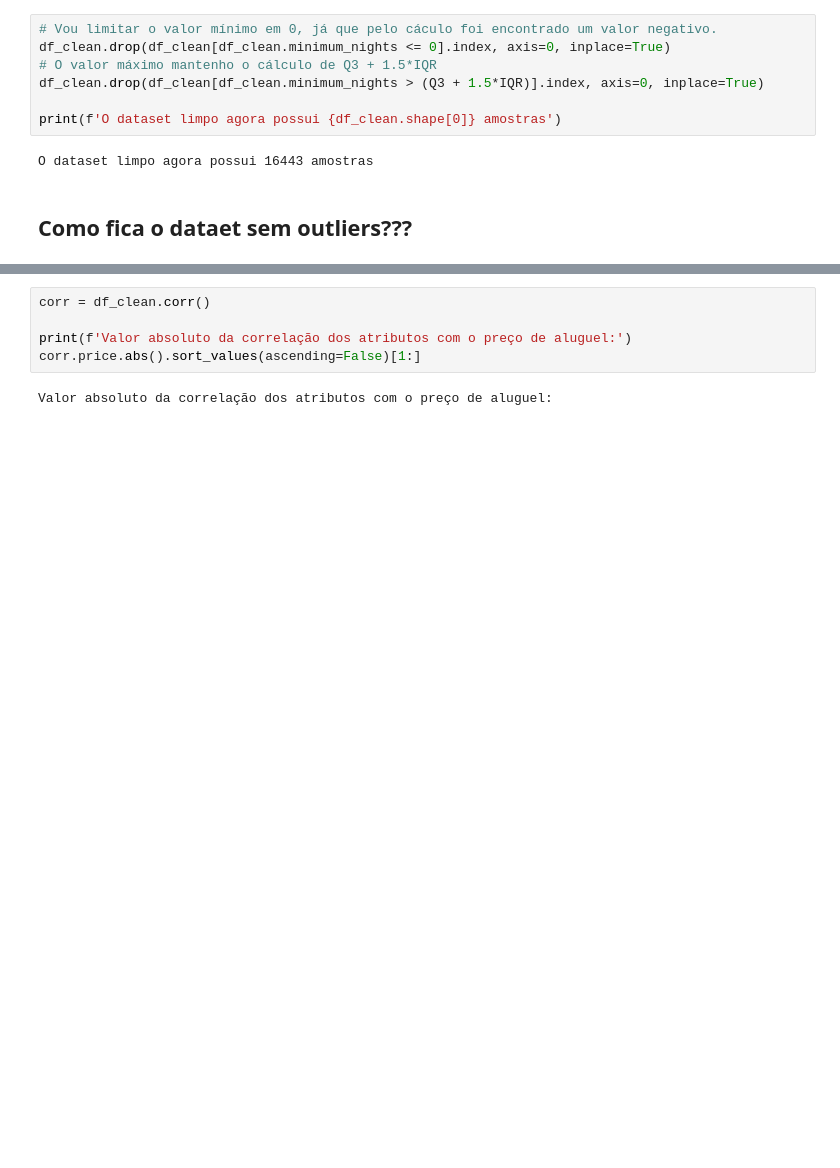
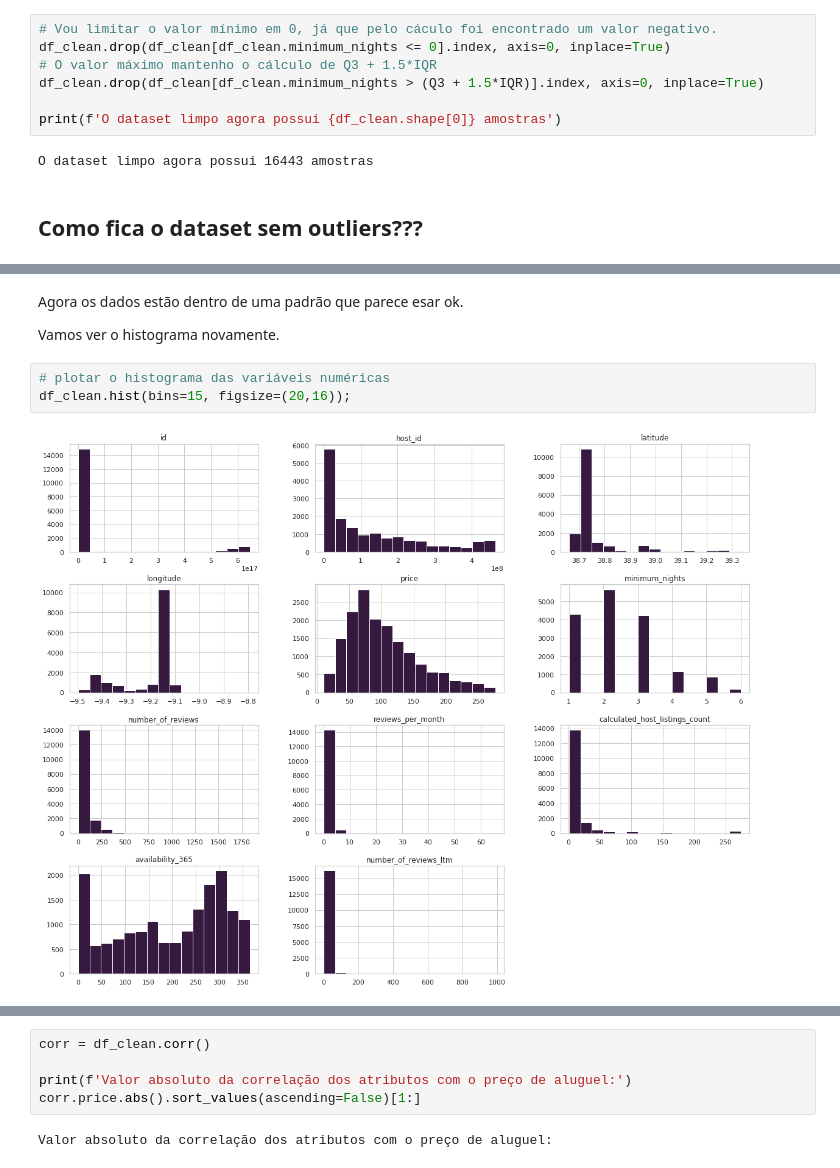
Before and after one commit to andre-almd/Analisando-os-Dados-do-Airbnb, a Jupyter notebook: Analisando_os_Dados_do_Airbnb.ipynb, the cells around one changed output, grey strips where cells are left out. Drawn from its saved outputs; the diff is of its cells as text; blank space fills up the shorter version.

```diff
--- a/Analisando_os_Dados_do_Airbnb.ipynb
+++ b/Analisando_os_Dados_do_Airbnb.ipynb
@@ -522,7 +526,7 @@ print(f'O dataset limpo agora possui {df_clean.shape[0]} amostras')
 # %% [output]
 O dataset limpo agora possui 16443 amostras
 # %% [markdown]
-## Como fica o dataet sem outliers???
+## Como fica o dataset sem outliers???
 # %%
 df_clean.describe()
 # %% [output]
@@ -535,4 +539,13 @@ df_clean.describe()
 | 50% | 2.808094e+07 | 7.263505e+07 | 38.716922 | -9.146890 | 90.00000 | 2.000000 | 22.000000 | 1.000000 | ... |
 | 75% | 4.449999e+07 | 2.006289e+08 | 38.740490 | -9.134490 | 133.00000 | 3.000000 | 73.000000 | 2.030000 | ... |
 | max | 6.454518e+17 | 4.632359e+08 | 39.333706 | -8.794720 | 277.00000 | 6.000000 | 1833.000000 | 65.480000 | ... |
+# %% [markdown]
+Agora os dados estão dentro de uma padrão que parece esar ok.
+
+Vamos ver o histograma novamente.
+# %%
+# plotar o histograma das variáveis numéricas
+df_clean.hist(bins=15, figsize=(20,16));
+# %% [output]
+[figure, added]
 # %%
```
Also changed, not shown: parts of 9 cells of this notebook.
